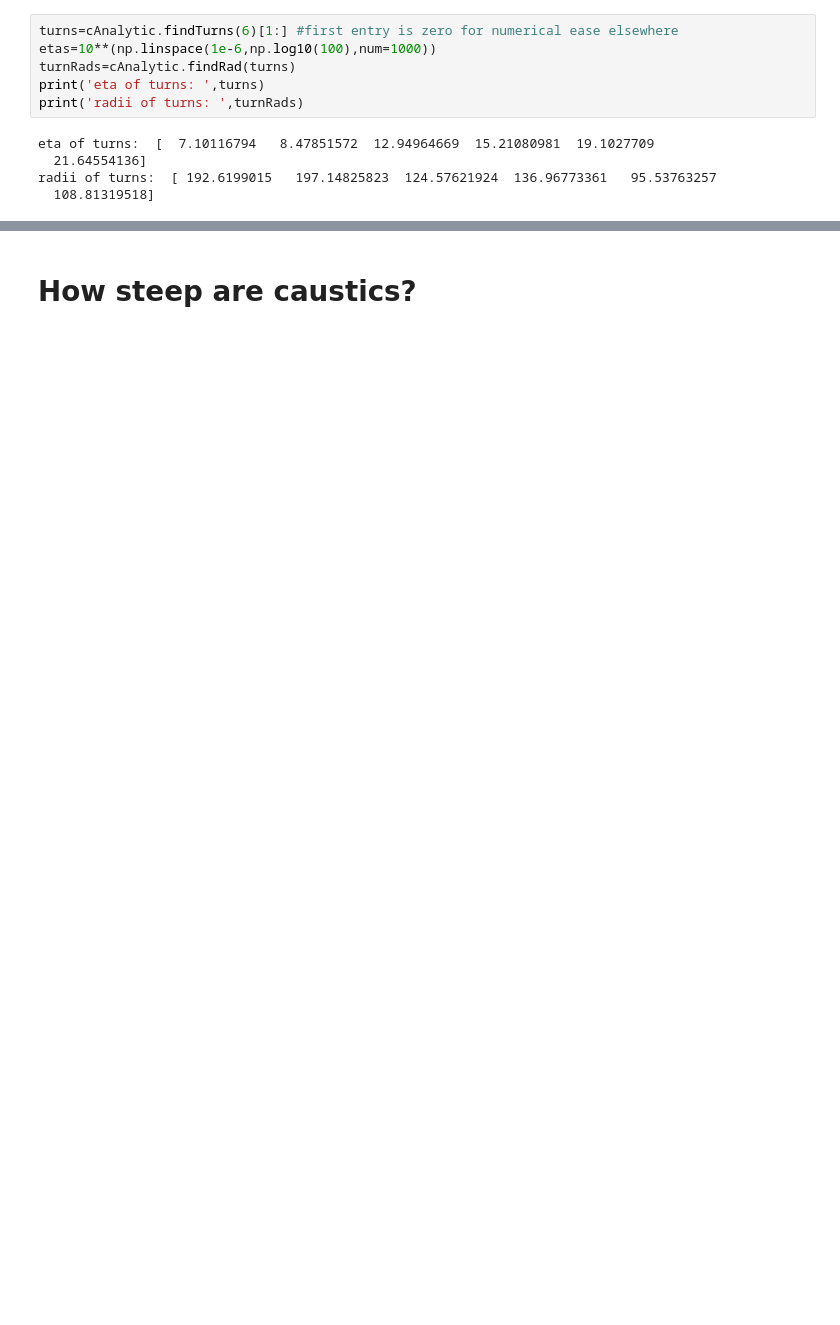
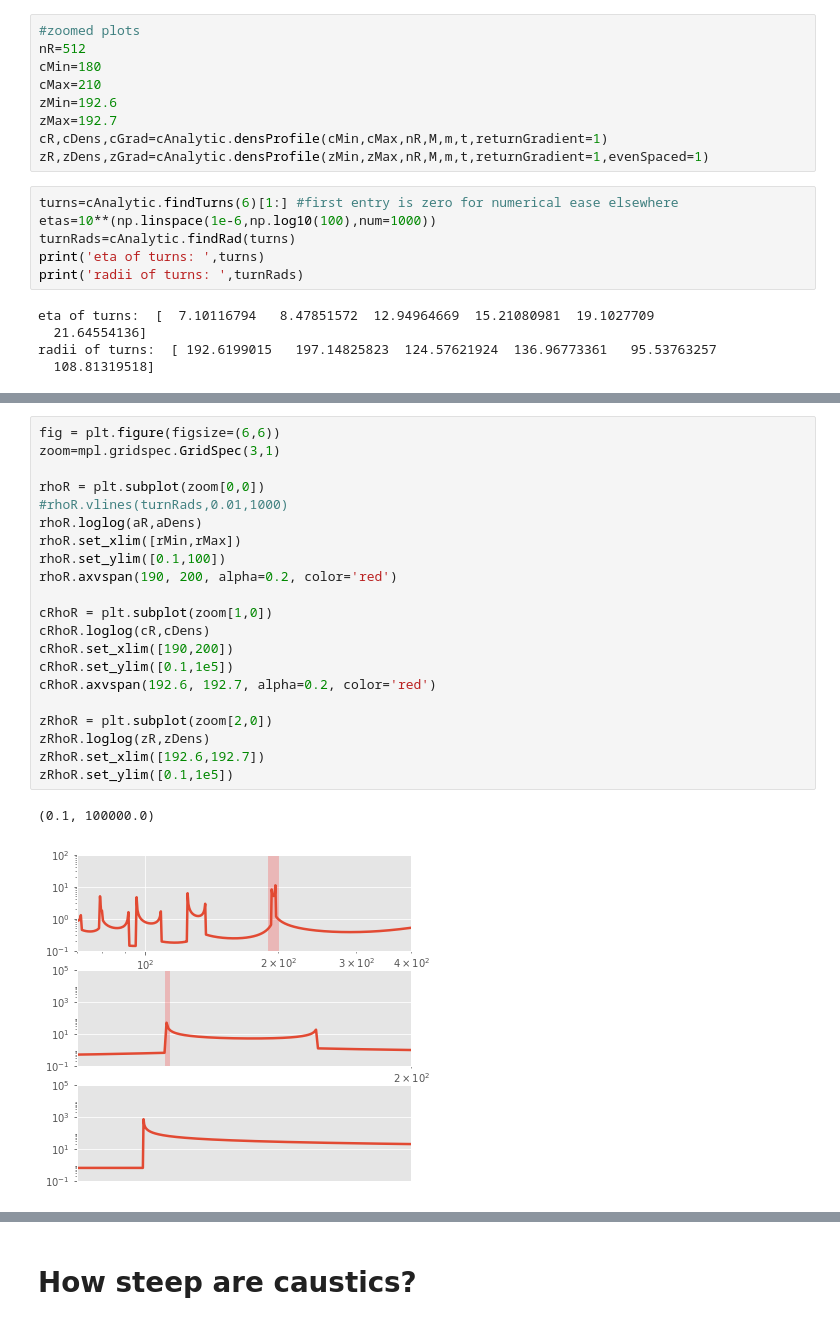
Before and after one commit to zpenoyre/Caustics, a Jupyter notebook: analyticPlots.ipynb, the cells around one changed output, grey strips where cells are left out. Drawn from its saved outputs; the diff is of its cells as text; blank space fills up the shorter version.

```diff
--- a/analyticPlots.ipynb
+++ b/analyticPlots.ipynb
@@ -25,6 +23,15 @@ aR,aDens,aGrad=cAnalytic.densProfile(rMin,rMax,nR,M,m,t,returnGradient=1)
 mu=(2-(M/m))**-1
 eps=1-(mu**-1)
 G=4.96e-15
+# %%
+#zoomed plots
+nR=512
+cMin=180
+cMax=210
+zMin=192.6
+zMax=192.7
+cR,cDens,cGrad=cAnalytic.densProfile(cMin,cMax,nR,M,m,t,returnGradient=1)
+zR,zDens,zGrad=cAnalytic.densProfile(zMin,zMax,nR,M,m,t,returnGradient=1,evenSpaced=1)
 # %%
 turns=cAnalytic.findTurns(6)[1:] #first entry is zero for numerical ease elsewhere
 etas=10**(np.linspace(1e-6,np.log10(100),num=1000))
@@ -58,3 +79,27 @@ gradR.set_ylim([1e3,1e8])
+# %%
+fig = plt.figure(figsize=(6,6))
+zoom=mpl.gridspec.GridSpec(3,1)
+
+rhoR = plt.subplot(zoom[0,0])
+#rhoR.vlines(turnRads,0.01,1000)
+rhoR.loglog(aR,aDens)
+rhoR.set_xlim([rMin,rMax])
+rhoR.set_ylim([0.1,100])
+rhoR.axvspan(190, 200, alpha=0.2, color='red')
+
+cRhoR = plt.subplot(zoom[1,0])
+cRhoR.loglog(cR,cDens)
+cRhoR.set_xlim([190,200])
+cRhoR.set_ylim([0.1,1e5])
+cRhoR.axvspan(192.6, 192.7, alpha=0.2, color='red')
+
+zRhoR = plt.subplot(zoom[2,0])
+zRhoR.loglog(zR,zDens)
+zRhoR.set_xlim([192.6,192.7])
+zRhoR.set_ylim([0.1,1e5])
+# %% [output]
+(0.1, 100000.0)
+[figure, added]
 # %%
 nBin=1000
 smoothLength=1
```
Also changed, not shown: parts of 16 cells of this notebook, 1 other file.
